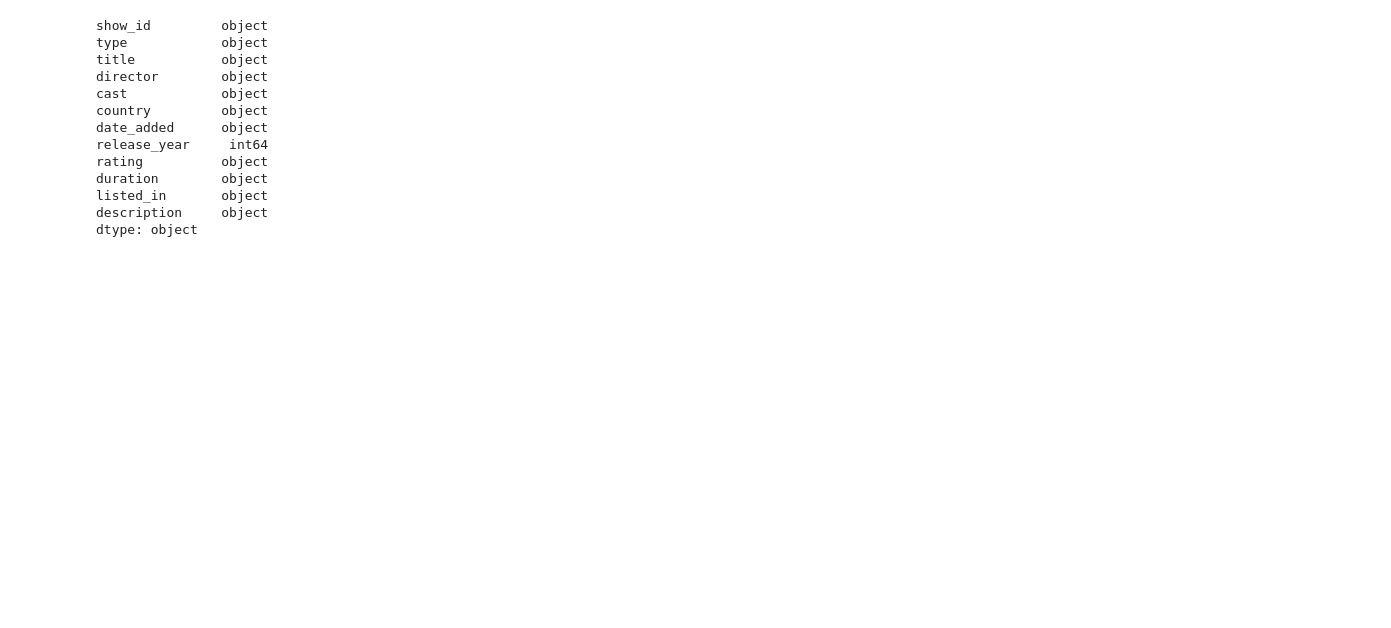
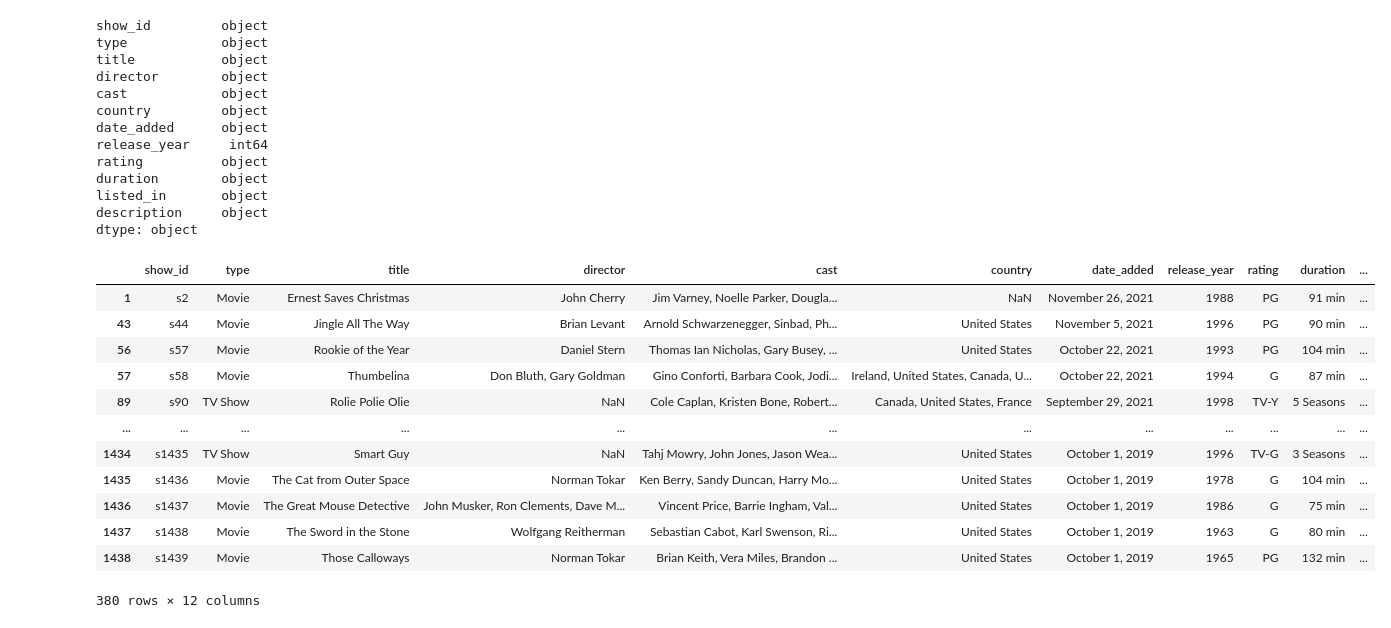
Before and after one commit to ArnoldRms/cerseupruebaarn, a Jupyter notebook: notebookec05415169.ipynb, the cells around one changed output. Cells and saved outputs as stored; diff of their text form; code cells hidden in the pictures; blank space fills up the shorter version.

```diff
--- a/notebookec05415169.ipynb
+++ b/notebookec05415169.ipynb
@@ -51,3 +53,19 @@ duration        object
 listed_in       object
 description     object
 dtype: object
+# %%
+df[df['release_year']<2000]
+# %% [output]
+|  | show_id | type | title | director | cast | country | date_added | release_year | rating | duration | ... |
+| 1 | s2 | Movie | Ernest Saves Christmas | John Cherry | Jim Varney, Noelle Parker, Dougla... | NaN | November 26, 2021 | 1988 | PG | 91 min | ... |
+| 43 | s44 | Movie | Jingle All The Way | Brian Levant | Arnold Schwarzenegger, Sinbad, Ph... | United States | November 5, 2021 | 1996 | PG | 90 min | ... |
+| 56 | s57 | Movie | Rookie of the Year | Daniel Stern | Thomas Ian Nicholas, Gary Busey, ... | United States | October 22, 2021 | 1993 | PG | 104 min | ... |
+| 57 | s58 | Movie | Thumbelina | Don Bluth, Gary Goldman | Gino Conforti, Barbara Cook, Jodi... | Ireland, United States, Canada, U... | October 22, 2021 | 1994 | G | 87 min | ... |
+| 89 | s90 | TV Show | Rolie Polie Olie | NaN | Cole Caplan, Kristen Bone, Robert... | Canada, United States, France | September 29, 2021 | 1998 | TV-Y | 5 Seasons | ... |
+| ... | ... | ... | ... | ... | ... | ... | ... | ... | ... | ... | ... |
+| 1434 | s1435 | TV Show | Smart Guy | NaN | Tahj Mowry, John Jones, Jason Wea... | United States | October 1, 2019 | 1996 | TV-G | 3 Seasons | ... |
+| 1435 | s1436 | Movie | The Cat from Outer Space | Norman Tokar | Ken Berry, Sandy Duncan, Harry Mo... | United States | October 1, 2019 | 1978 | G | 104 min | ... |
+| 1436 | s1437 | Movie | The Great Mouse Detective | John Musker, Ron Clements, Dave M... | Vincent Price, Barrie Ingham, Val... | United States | October 1, 2019 | 1986 | G | 75 min | ... |
+| 1437 | s1438 | Movie | The Sword in the Stone | Wolfgang Reitherman | Sebastian Cabot, Karl Swenson, Ri... | United States | October 1, 2019 | 1963 | G | 80 min | ... |
+| 1438 | s1439 | Movie | Those Calloways | Norman Tokar | Brian Keith, Vera Miles, Brandon ... | United States | October 1, 2019 | 1965 | PG | 132 min | ... |
+380 rows × 12 columns
```
Also changed, not shown: parts of 5 cells of this notebook.
